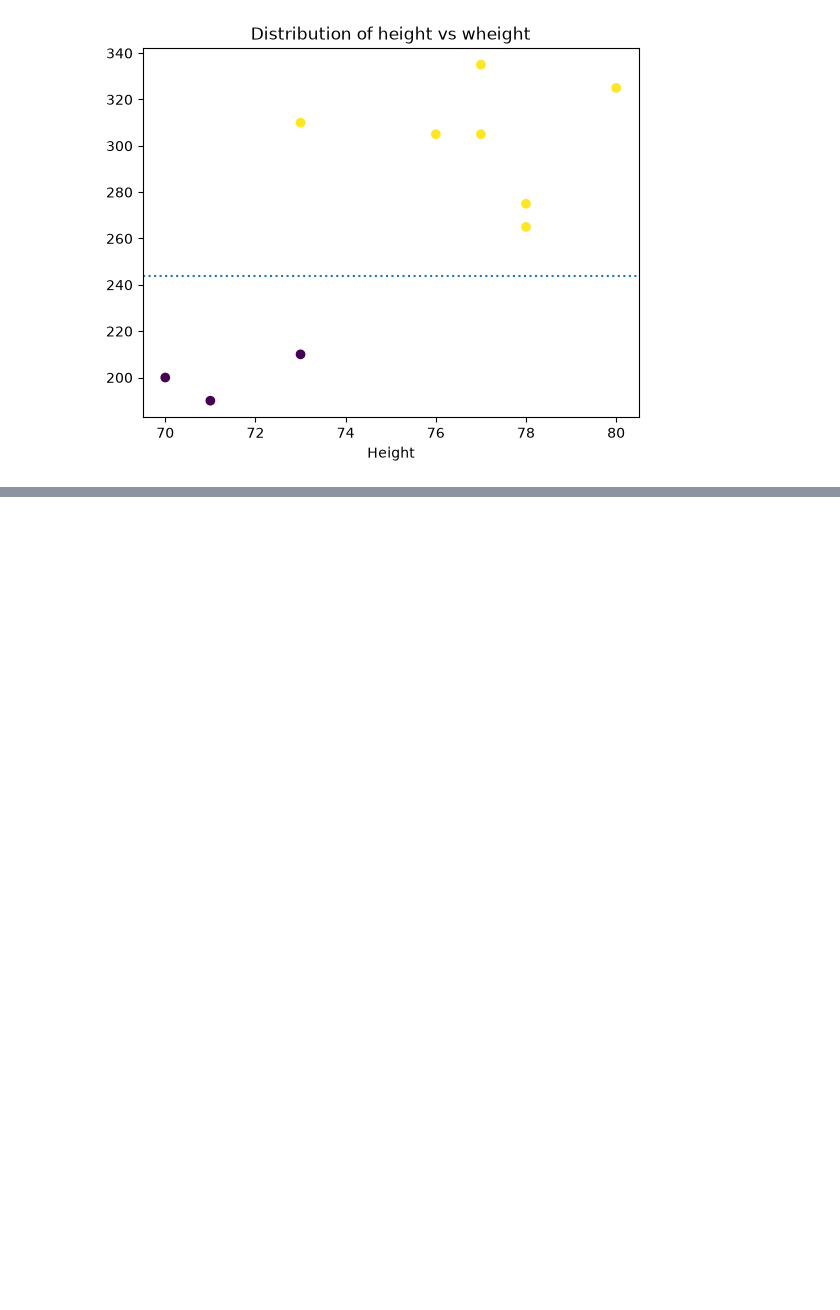
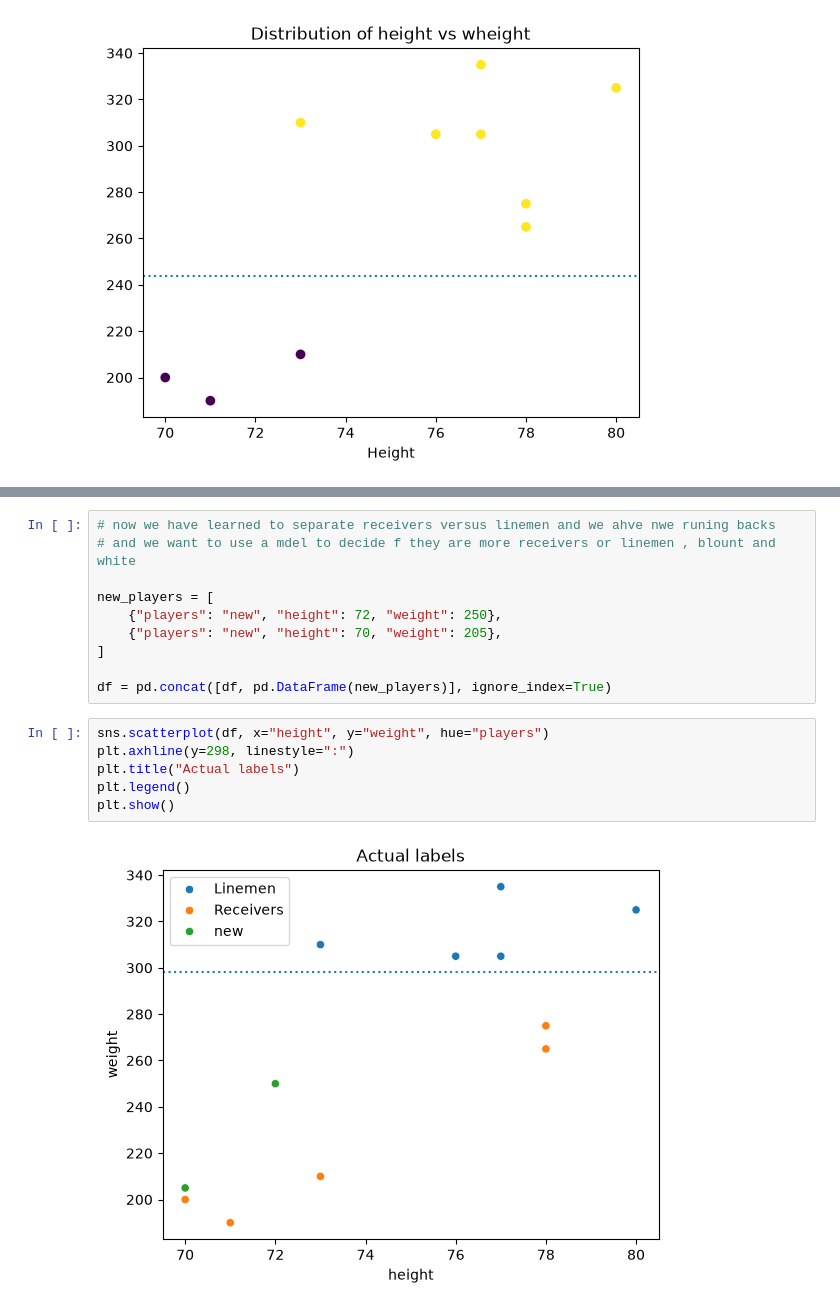
Before and after one commit to FerCorcuera/mit-datascience-6.0002, a Jupyter notebook: notes/11_Introduction_to_ML.ipynb, the cells around one changed output, grey strips where cells are left out. Drawn from its saved outputs; the diff is of its cells as text; blank space fills up the shorter version.

```diff
--- a/notes/11_Introduction_to_ML.ipynb
+++ b/notes/11_Introduction_to_ML.ipynb
@@ -154,0 +168,18 @@ ValueError: could not convert string to float: np.str_('edelman')
+# %%
+# now we have learned to separate receivers versus linemen and we ahve nwe runing backs
+# and we want to use a mdel to decide f they are more receivers or linemen , blount and white
+
+new_players = [
+    {"players": "new", "height": 72, "weight": 250},
+    {"players": "new", "height": 70, "weight": 205},
+]
+
+df = pd.concat([df, pd.DataFrame(new_players)], ignore_index=True)
+# %%
+sns.scatterplot(df, x="height", y="weight", hue="players")
+plt.axhline(y=298, linestyle=":")
+plt.title("Actual labels")
+plt.legend()
+plt.show()
+# %% [output]
+[figure, added]
```
Also changed, not shown: parts of 12 cells of this notebook, 2 other files.
